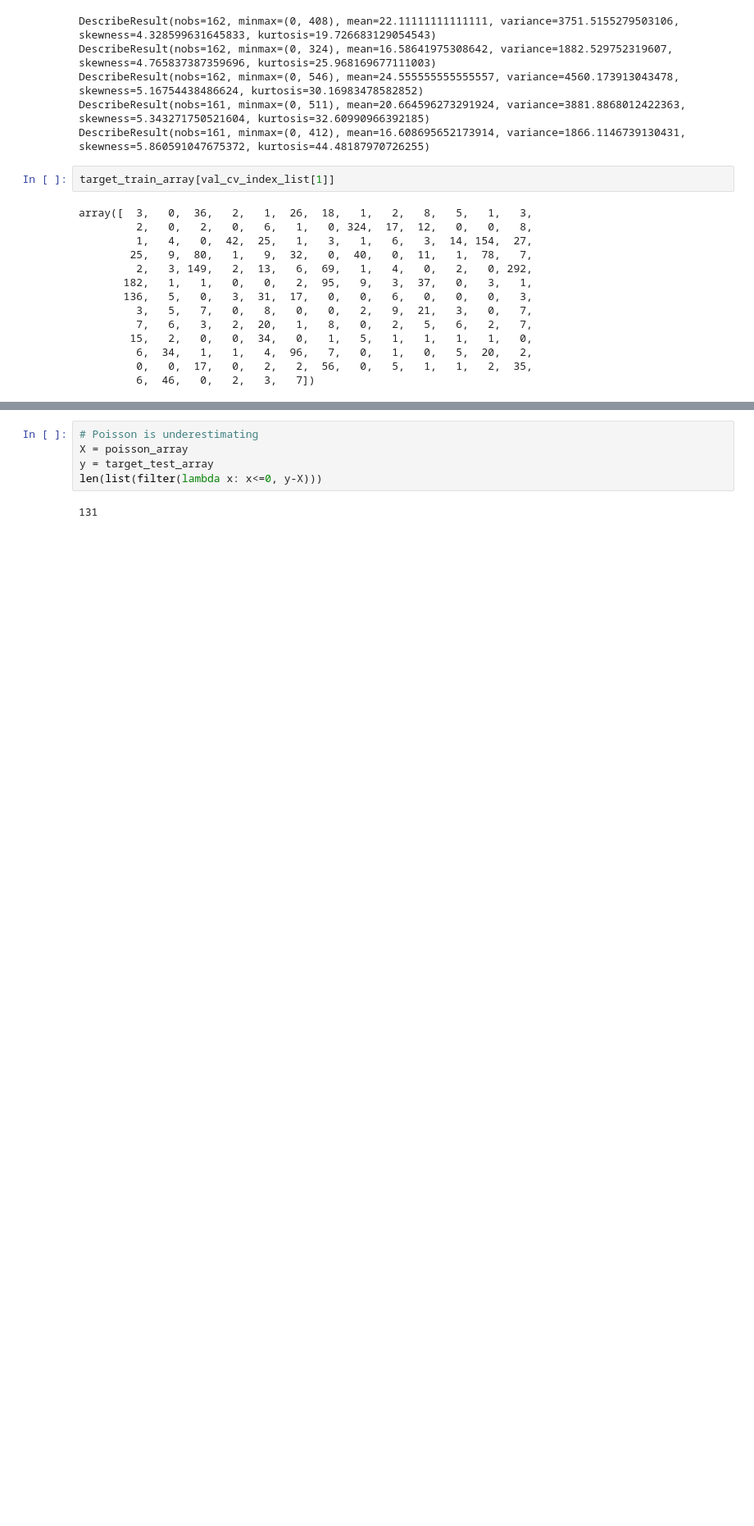
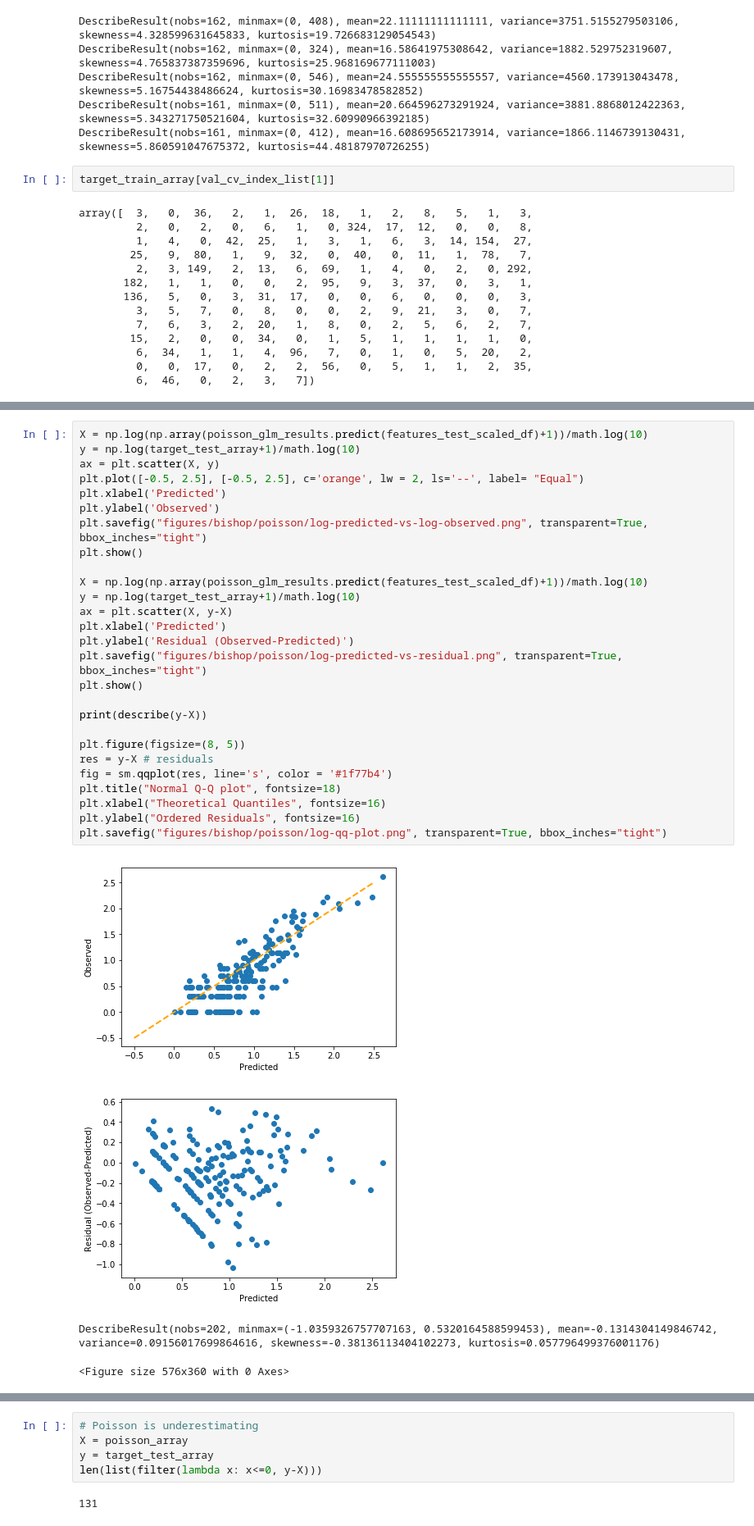
Before and after one commit to harrisonized/Predicting_Popularity_of_Rock_Climbs, a Jupyter notebook: log-linear-vs-poisson-regression.ipynb, the cells around one changed output, grey strips where cells are left out. Shown at 82% size. Cells and saved outputs as stored; diff of their text form; blank space fills up the shorter version.

```diff
--- a/log-linear-vs-poisson-regression.ipynb
+++ b/log-linear-vs-poisson-regression.ipynb
@@ -423,0 +393,32 @@ Text(0,0.5,'Ordered Residuals')
+# %%
+X = np.log(np.array(poisson_glm_results.predict(features_test_scaled_df)+1))/math.log(10)
+y = np.log(target_test_array+1)/math.log(10)
+ax = plt.scatter(X, y)
+plt.plot([-0.5, 2.5], [-0.5, 2.5], c='orange', lw = 2, ls='--', label= "Equal")
+plt.xlabel('Predicted')
+plt.ylabel('Observed')
+plt.savefig("figures/bishop/poisson/log-predicted-vs-log-observed.png", transparent=True, bbox_inches="tight")
+plt.show()
+
+X = np.log(np.array(poisson_glm_results.predict(features_test_scaled_df)+1))/math.log(10)
+y = np.log(target_test_array+1)/math.log(10)
+ax = plt.scatter(X, y-X)
+plt.xlabel('Predicted')
+plt.ylabel('Residual (Observed-Predicted)')
+plt.savefig("figures/bishop/poisson/log-predicted-vs-residual.png", transparent=True, bbox_inches="tight")
+plt.show()
+
+print(describe(y-X))
+
+plt.figure(figsize=(8, 5))
+res = y-X # residuals
+fig = sm.qqplot(res, line='s', color = '#1f77b4')
+plt.title("Normal Q-Q plot", fontsize=18)
+plt.xlabel("Theoretical Quantiles", fontsize=16)
+plt.ylabel("Ordered Residuals", fontsize=16)
+plt.savefig("figures/bishop/poisson/log-qq-plot.png", transparent=True, bbox_inches="tight")
+# %% [output]
+[figure, added]
+[figure, added]
+DescribeResult(nobs=202, minmax=(-1.0359326757707163, 0.5320164588599453), mean=-0.1314304149846742, variance=0.09156017699864616, skewness=-0.38136113404102273, kurtosis=0.057796499376001176)
+<Figure size 576x360 with 0 Axes>
```
Also changed, not shown: parts of 9 cells of this notebook, 16 other files.
